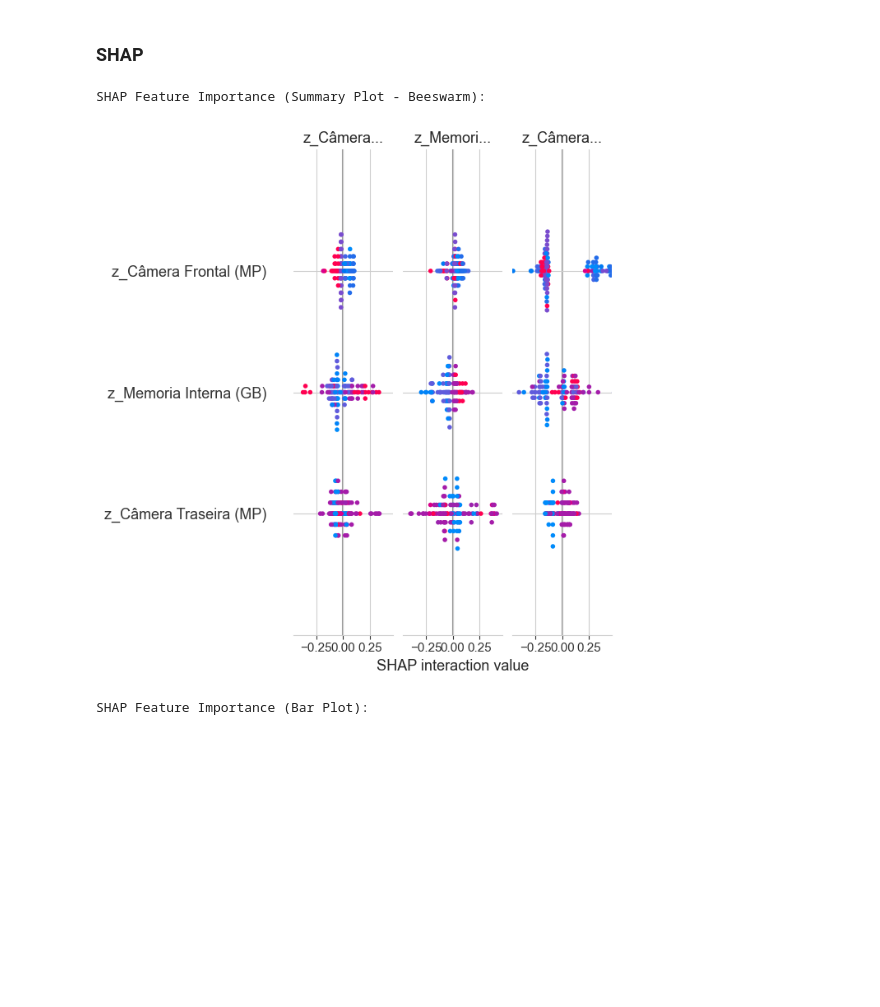
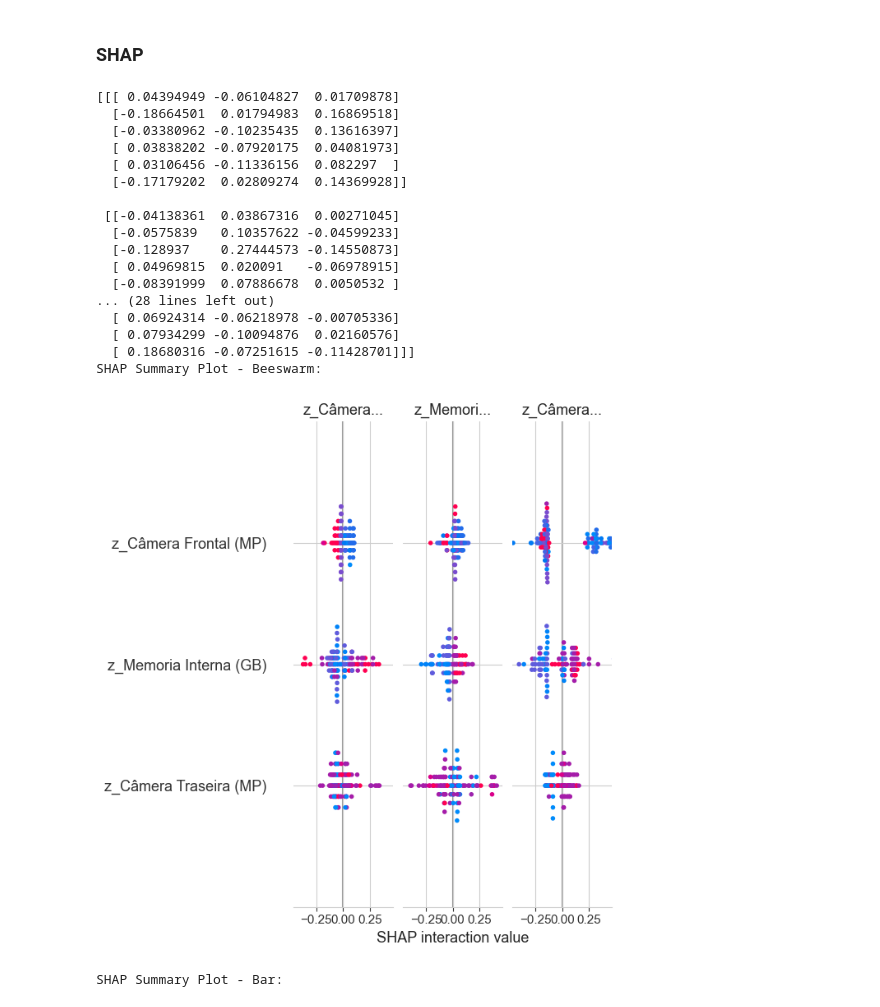
Before and after one commit to JoaoVarela1507/PISI3GP6, a Jupyter notebook: Notebooks/Classificacao.ipynb, the cells around one changed output. Cells and saved outputs as stored; diff of their text form; code cells hidden in the pictures; blank space fills up the shorter version.

```diff
--- a/Notebooks/Classificacao.ipynb
+++ b/Notebooks/Classificacao.ipynb
@@ -110,18 +44,8 @@ Dataset shape: (373, 6)
 # %% [markdown]
 ### Normalizacao das colunas usadas para calcular o Score
 # %%
-benefit_cols = [
-    "Memoria Interna (GB)",
-    "Câmera Frontal (MP)",
-    "Câmera Traseira (MP)",
-    "Tela (polegadas)",
-    "Bateria (mAh)",
-    "Preço (USD)"
-]
-
-for col in benefit_cols:
-    df[col] = pd.to_numeric(df[col], errors="coerce")
-
+# Colunas a serem consideradas
+benefit_cols = ["Memoria Interna (GB)", "Câmera Frontal (MP)", "Câmera Traseira (MP)", "Tela (polegadas)", "Bateria (mAh)", "Preço (USD)"]
 df_clean = df.dropna(subset=benefit_cols).copy()
 
 # Normalização z-score
@@ -189,7 +113,7 @@ Testing set shape: (112, 6)
 from sklearn.ensemble import RandomForestClassifier
 
 # Train a Random Forest Classifier
-rf_model = RandomForestClassifier(n_estimators=100, random_state=42)
+rf_model = RandomForestClassifier(n_estimators=200, random_state=42)
 rf_model.fit(X_train, y_train)
 
 # Make predictions
@@ -284,22 +273,40 @@ plt.show()
 # %%
 import shap
 
-# Cria um TreeExplainer para o modelo Random Forest
+# Cria o TreeExplainer com o modelo treinado
 explainer = shap.TreeExplainer(rf_model)
 
-# Prepara os dados de teste para o SHAP
-X_test_rf_df = pd.DataFrame(X_test, columns=X.columns)
+# Use exatamente o mesmo X que vai ser analisado
+X_shap = pd.DataFrame(X_test, columns=X.columns)
+X_shap.head()
+# Calcula os valores SHAP para os dados de teste
+shap_values = explainer.shap_values(X_shap)
+print(shap_values)
+# Summary plot (beeswarm)
+print("SHAP Summary Plot - Beeswarm:")
+shap.summary_plot(shap_values, X_shap)
 
-# Calcula os valores SHAP para o conjunto de teste
-shap_values = explainer.shap_values(X_test_rf_df)
-
-print("\nSHAP Feature Importance (Summary Plot - Beeswarm):")
-shap.summary_plot(shap_values, X_test_rf_df)
-
-print("\nSHAP Feature Importance (Bar Plot):")
-shap.summary_plot(shap_values, X_test_rf_df, plot_type="bar")
+# Summary plot (bar)
+print("SHAP Summary Plot - Bar:")
+shap.summary_plot(shap_values, X_shap, plot_type="bar")
 # %% [output]
-SHAP Feature Importance (Summary Plot - Beeswarm):
+[[[ 0.04394949 -0.06104827  0.01709878]
+  [-0.18664501  0.01794983  0.16869518]
+  [-0.03380962 -0.10235435  0.13616397]
+  [ 0.03838202 -0.07920175  0.04081973]
+  [ 0.03106456 -0.11336156  0.082297  ]
+  [-0.17179202  0.02809274  0.14369928]]
+
+ [[-0.04138361  0.03867316  0.00271045]
+  [-0.0575839   0.10357622 -0.04599233]
+  [-0.128937    0.27444573 -0.14550873]
+  [ 0.04969815  0.020091   -0.06978915]
+  [-0.08391999  0.07886678  0.0050532 ]
+... (28 lines left out)
+  [ 0.06924314 -0.06218978 -0.00705336]
+  [ 0.07934299 -0.10094876  0.02160576]
+  [ 0.18680316 -0.07251615 -0.11428701]]]
+SHAP Summary Plot - Beeswarm:
-[figure, old version]
+[figure, new version]
-SHAP Feature Importance (Bar Plot):
+SHAP Summary Plot - Bar:
 [figure]
```
Also changed, not shown: parts of 6 cells of this notebook, 1 other file.
